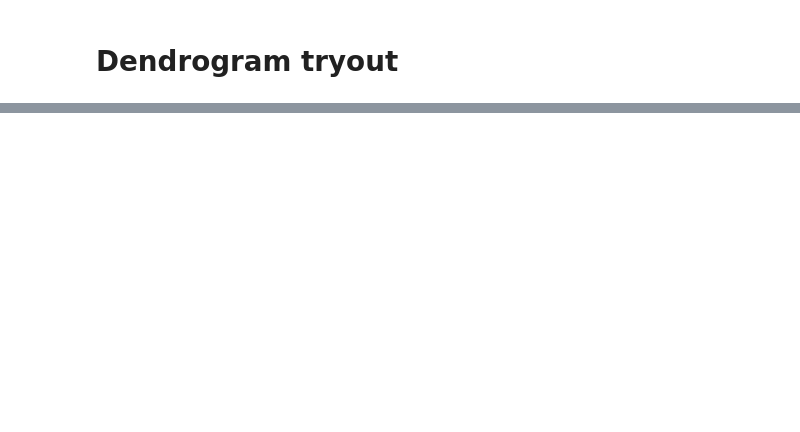
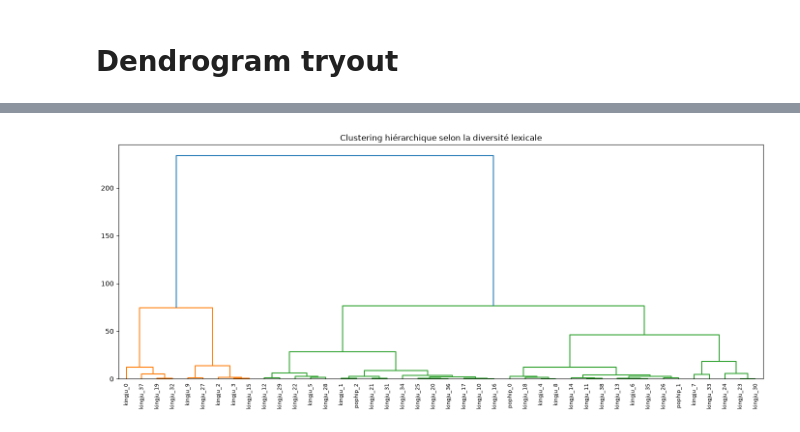
Before and after one commit to Phineaax/PardonMyFrench, a Jupyter notebook: dendrogram_tests.ipynb, the cells around one changed output, grey strips where cells are left out. Saved outputs shown, nothing was run; the diff lists cells and outputs as text; code cells hidden in the pictures; blank space fills up the shorter version.

```diff
--- a/dendrogram_tests.ipynb
+++ b/dendrogram_tests.ipynb
@@ -25,3 +37,10 @@ df_pophip = load_df("Corpus/Stupeflip_Dfs/pophip.csv")
 # %%
 lyrics_df_kingju = chunking.make_lyrics_dataframe(artist_dataframe=df_kingju)
 lyrics_df_pophip = chunking.make_lyrics_dataframe(artist_dataframe=df_pophip)
+# %%
+chunks_kingju = chunking.format_chunk_for_scoring(lyrics_dataframe=lyrics_df_kingju, persona_id="kingju")
+chunks_pophip = chunking.format_chunk_for_scoring(lyrics_dataframe=lyrics_df_pophip, persona_id="pophip")
+stupeflip_chunks = chunks_kingju
+stupeflip_chunks.update(chunks_pophip)
+# %%
+keys = stupeflip_chunks.keys()
@@ -27,0 +51,23 @@ lyrics_df_pophip = chunking.make_lyrics_dataframe(artist_dataframe=df_pophip)
+# %%
+lex_densite = {key: scoring.densite_lexicale(stupeflip_chunks[key], language="french") for key in keys}
+lex_div_hdd = {key: scoring.diversite_lexicale_HDD(stupeflip_chunks[key], language="french") for key in keys}
+lex_div_mtld = {key: scoring.diversite_lexicale_MTLD(stupeflip_chunks[key], language="french") for key in keys}
+
+n_grams_char = {key: scoring.n_grams_char(lines_chunk=stupeflip_chunks[key], vocab_w2i=vocab_w2i) for key in keys}
+# %%
+import numpy as np
+from scipy.cluster.hierarchy import linkage, dendrogram
+import matplotlib.pyplot as plt
+
+labels = list(lex_div_mtld.keys())
+X = np.array(list(lex_div_mtld.values())).reshape(-1, 1)  # (n_chunks, 1)
+
+Z = linkage(X, method="ward")
+
+plt.figure(figsize=(14, 6))
+dendrogram(Z, labels=labels, leaf_rotation=90)
+plt.title("Clustering hiérarchique selon la diversité lexicale")
+plt.tight_layout()
+plt.show()
+# %% [output]
+[figure, added]
```
Also changed, not shown: parts of 4 cells of this notebook, 2 other files.
